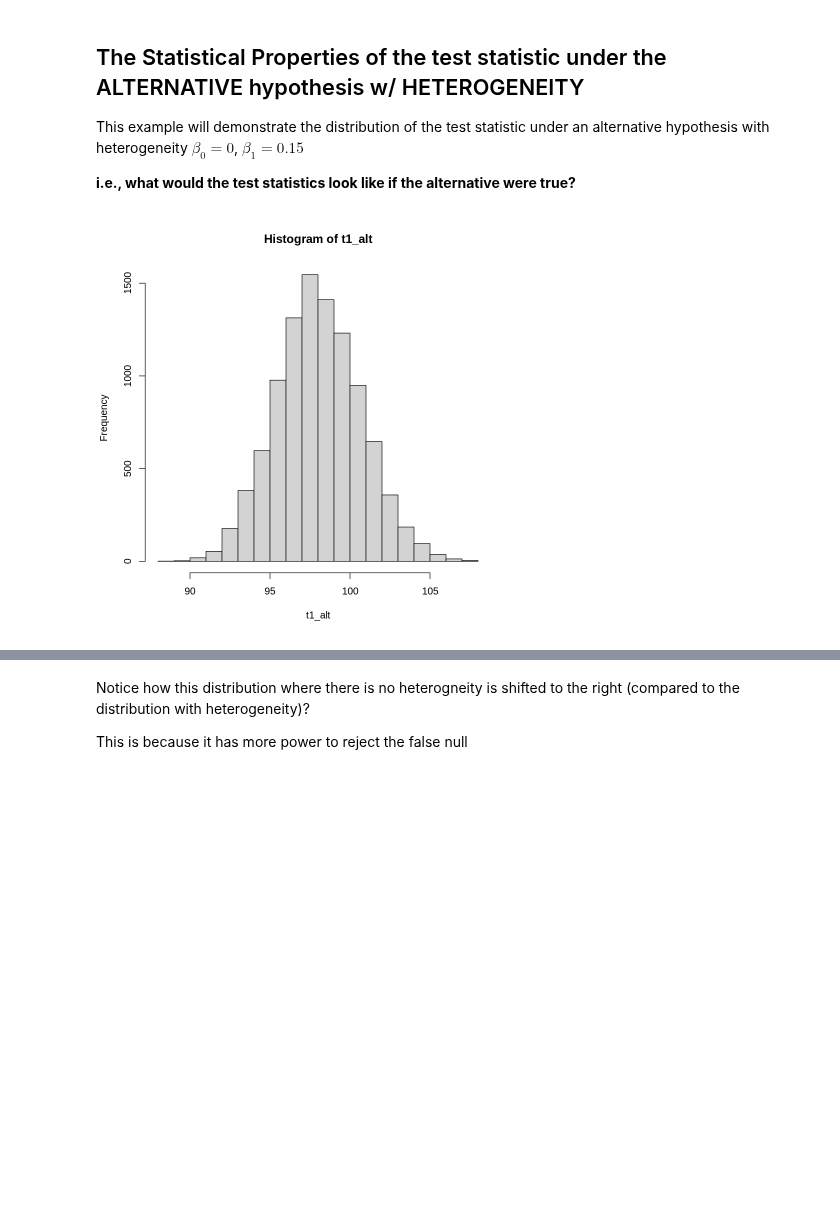
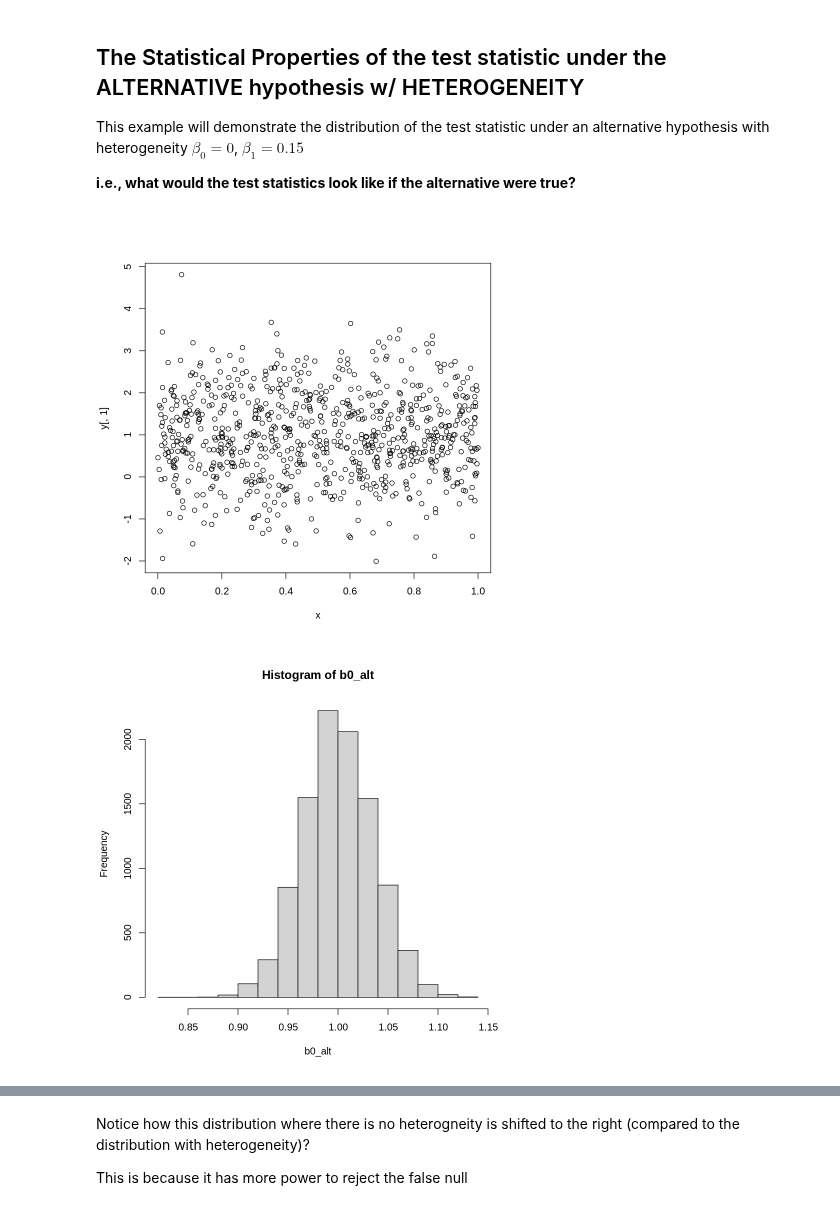
Before and after one commit to ummd/ummd.github.io, a Jupyter notebook: Teaching/RSM3053/Lecture3/Lecture3cc.ipynb, the cells around one changed output, grey strips where cells are left out. Saved outputs shown, nothing was run; the diff lists cells and outputs as text; code cells hidden in the pictures; blank space fills up the shorter version.

```diff
--- a/Teaching/RSM3053/Lecture3/Lecture3cc.ipynb
+++ b/Teaching/RSM3053/Lecture3/Lecture3cc.ipynb
@@ -17,24 +17,28 @@ S <- 10000 #number of samples
 n <- 800 #number of observations per sample
 # %%
 
-b0 <- 0
-b1 <- .015 #the alternative is true, b1 is not 0
+b0 <- 1
+#b1 <- .015 #the alternative is true, b1 is not 0
 
 set.seed(1)
 e <- replicate(S,rnorm(n)) #draw S samples
 
-x <- 1:n
+x <- runif(n)
 
-y <- b0 + b1*x + e
+y <- b0 + e
 
+b0_alt <- vector( "numeric" , n )
+t0_alt <- vector( "numeric" , n )
 
 for (s in 1:S){
-    lm.fit=lm(y[,s]~x) # estimate the linear model on the sample s.
-    b1_alt[s] <- summary(lm.fit)$coefficients[2,1] #store estimate for beta_1
-    t1_alt[s] <- summary(lm.fit)$coefficients[2,3]   #store the tstat for beta_1
+    lm.fit=lm(y[,s]~1) # estimate the linear model on the sample s.
+    b0_alt[s] <- summary(lm.fit)$coefficients[1,1] #store estimate for beta_0
+    t0_alt[s] <- summary(lm.fit)$coefficients[1,3]   #store the tstat for beta_0
 }
-hist(t1_alt)
+plot(x,y[,1])
+hist(b0_alt)
 # %% [output]
-[figure, old version]
+[figure, new version]
+[figure, added]
 # %%
 
```
Also changed, not shown: parts of 9 cells of this notebook.
